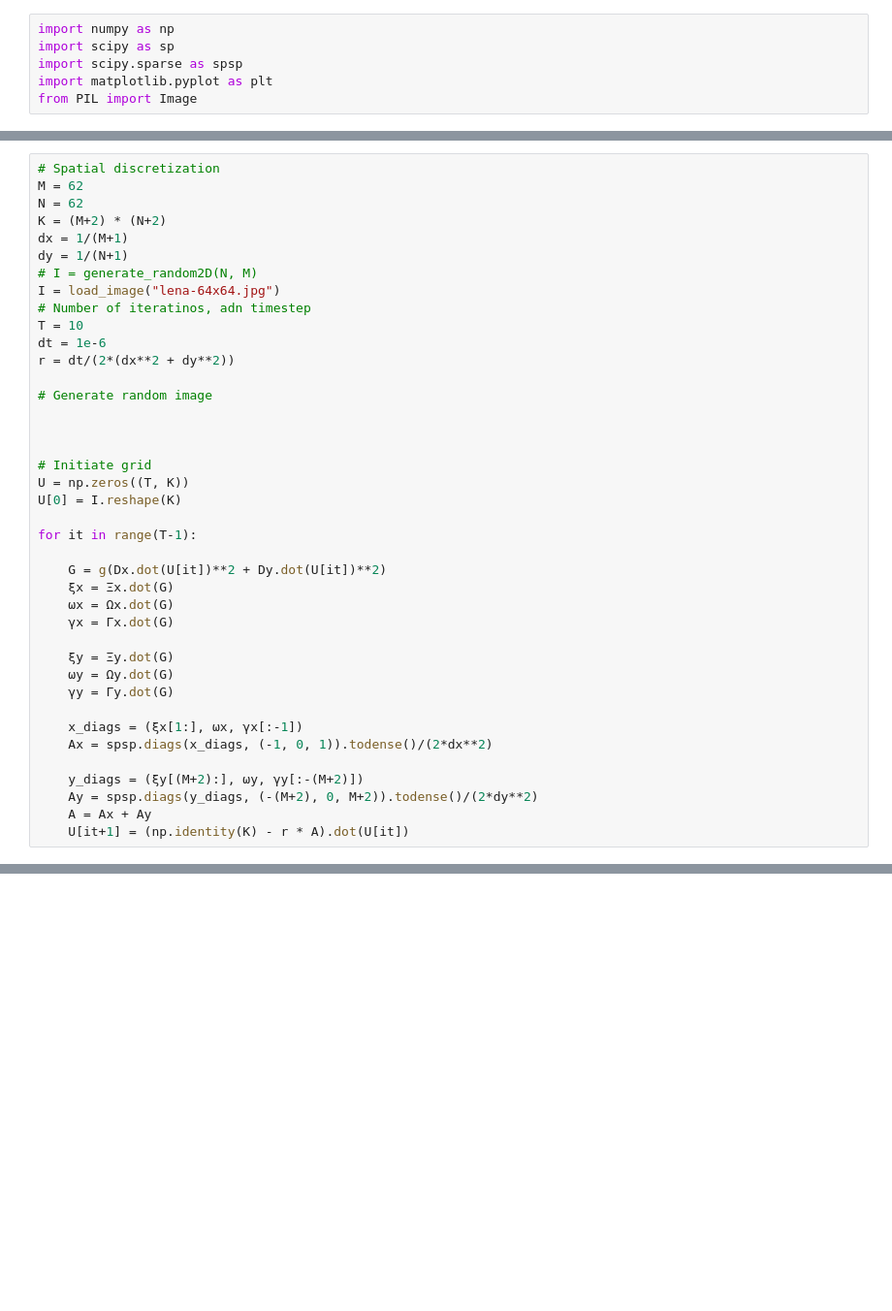
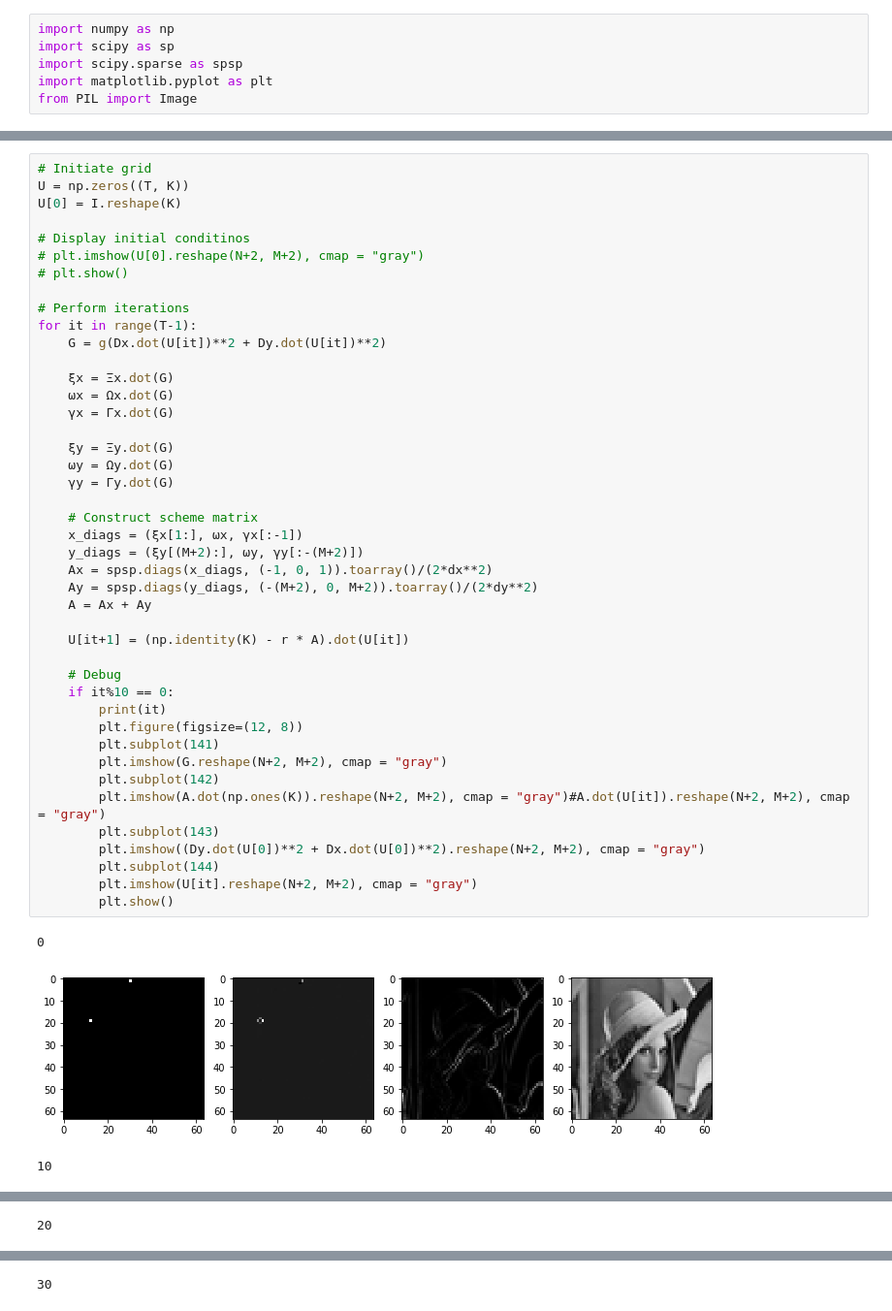
Before and after one commit to jorgenriseth/Perona-Malik-Equation, a Jupyter notebook: 2D_dirichlet.ipynb, the cells around one changed output, grey strips where cells are left out. Shown at 97% size. Saved outputs shown, nothing was run; the diff lists cells and outputs as text; blank space fills up the shorter version.

```diff
--- a/2D_dirichlet.ipynb
+++ b/2D_dirichlet.ipynb
@@ -127,40 +184,47 @@ for i in range(1, N+1):
 # %%
-# Spatial discretization
-M = 62
-N = 62
-K = (M+2) * (N+2)
-dx = 1/(M+1)
-dy = 1/(N+1)
-# I = generate_random2D(N, M)
-I = load_image("lena-64x64.jpg")
-# Number of iteratinos, adn timestep
-T = 10
-dt = 1e-6
-r = dt/(2*(dx**2 + dy**2))
-
-# Generate random image
-
-
-
 # Initiate grid
 U = np.zeros((T, K))
 U[0] = I.reshape(K)
 
+# Display initial conditinos
+# plt.imshow(U[0].reshape(N+2, M+2), cmap = "gray")
+# plt.show()
+
+# Perform iterations
 for it in range(T-1):
+    G = g(Dx.dot(U[it])**2 + Dy.dot(U[it])**2)
 
-    G = g(Dx.dot(U[it])**2 + Dy.dot(U[it])**2)
     ξx = Ξx.dot(G)
     ωx = Ωx.dot(G)
     γx = Γx.dot(G)
 
     ξy = Ξy.dot(G)
     ωy = Ωy.dot(G)
     γy = Γy.dot(G)
 
+    # Construct scheme matrix
     x_diags = (ξx[1:], ωx, γx[:-1])
-    Ax = spsp.diags(x_diags, (-1, 0, 1)).todense()/(2*dx**2)
+    y_diags = (ξy[(M+2):], ωy, γy[:-(M+2)])
+    Ax = spsp.diags(x_diags, (-1, 0, 1)).toarray()/(2*dx**2)
+    Ay = spsp.diags(y_diags, (-(M+2), 0, M+2)).toarray()/(2*dy**2)
+    A = Ax + Ay
 
-    y_diags = (ξy[(M+2):], ωy, γy[:-(M+2)])
-    Ay = spsp.diags(y_diags, (-(M+2), 0, M+2)).todense()/(2*dy**2)
-    A = Ax + Ay
     U[it+1] = (np.identity(K) - r * A).dot(U[it])
+
+    # Debug
+    if it%10 == 0:
+        print(it)
+        plt.figure(figsize=(12, 8))
+        plt.subplot(141)
+        plt.imshow(G.reshape(N+2, M+2), cmap = "gray")
+        plt.subplot(142)
+        plt.imshow(A.dot(np.ones(K)).reshape(N+2, M+2), cmap = "gray")#A.dot(U[it]).reshape(N+2, M+2), cmap = "gray")
+        plt.subplot(143)
+        plt.imshow((Dy.dot(U[0])**2 + Dx.dot(U[0])**2).reshape(N+2, M+2), cmap = "gray")
+        plt.subplot(144)
+        plt.imshow(U[it].reshape(N+2, M+2), cmap = "gray")
+        plt.show()
+# %% [output]
+0
+[figure, added]
+10
@@ -166,0 +232 @@ for it in range(T-1):
+20
@@ -166,0 +234 @@ for it in range(T-1):
+30
```
Also changed, not shown: parts of 10 cells of this notebook, 2 other files.
